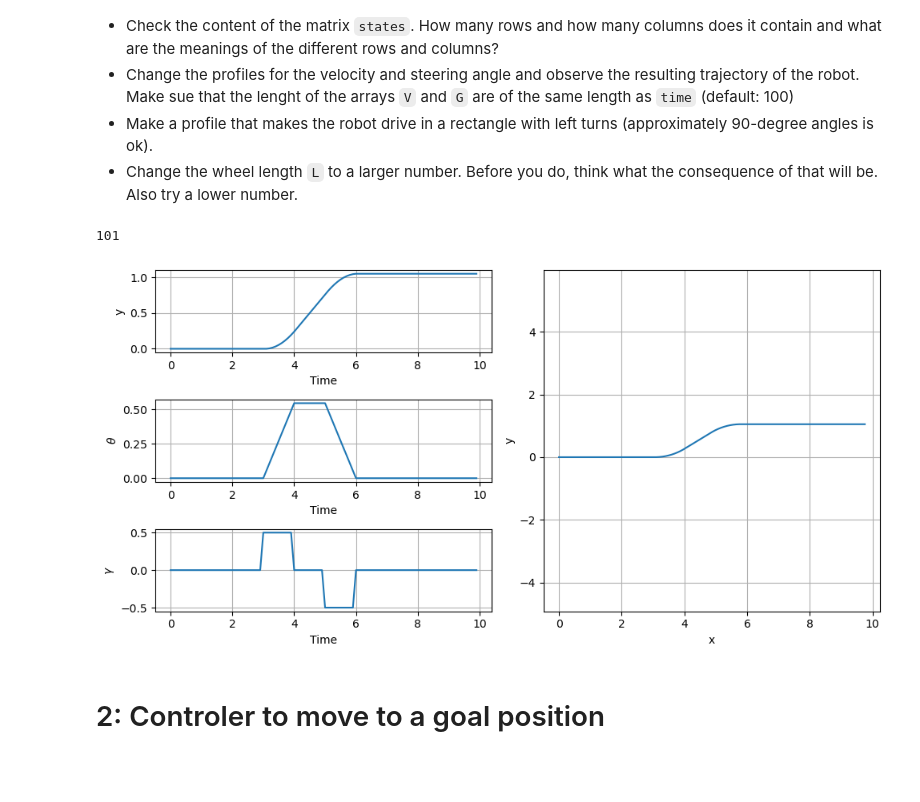
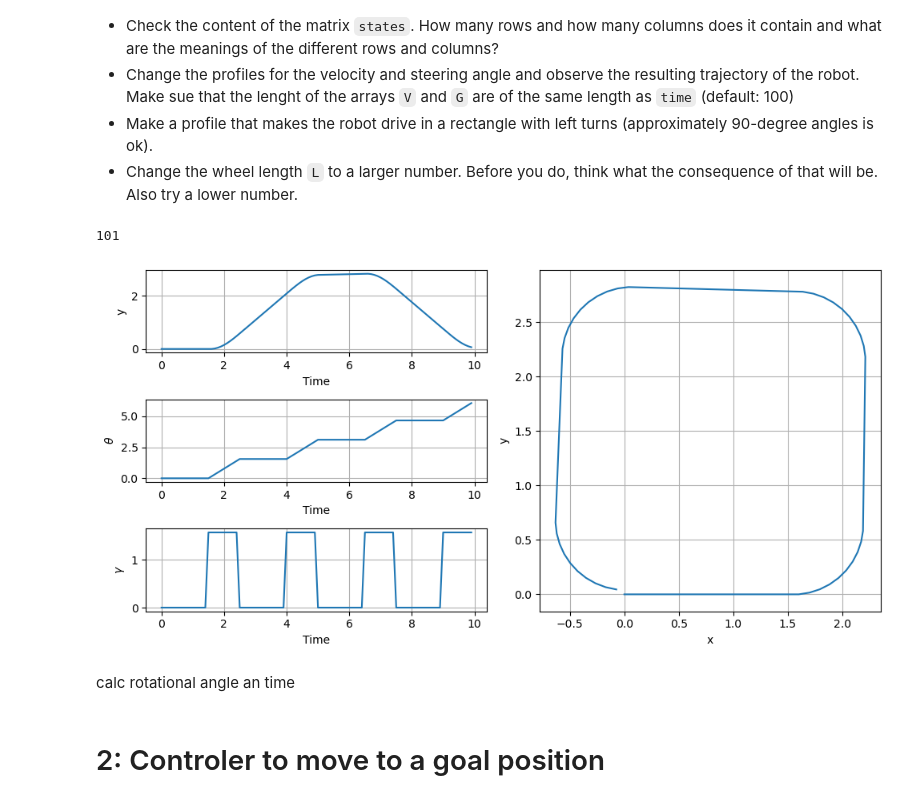
Before and after one commit to loganrower/FTE-Mobile_Robotics, a Jupyter notebook: Week2/t04_control_of_wheeled_robot/t04_control_of_wheeled_robot.ipynb, the cells around one changed output. Cells and saved outputs as stored; diff of their text form; code cells hidden in the pictures; blank space fills up the shorter version.

```diff
--- a/Week2/t04_control_of_wheeled_robot/t04_control_of_wheeled_robot.ipynb
+++ b/Week2/t04_control_of_wheeled_robot/t04_control_of_wheeled_robot.ipynb
@@ -146,36 +146,38 @@ dT = 0.1  # The time step for simulation
 T = 10    # Number of seconds to simulate
 time = np.arange(0,T,step=dT)
 
 # Set the profiles for speed and the steering angle
 V = np.full(len(time),1.0)
 ## hstack takes a bunch of arrays and basically appends them all together
 ### The np.full defines an array of np.full(length of array, value ) where value is every value in the array
 #### np.full will only have one value in the array.
-G = np.hstack((np.full(30, 0), np.full(10,0.5), np.full(10,0), np.full(10,-0.5), np.full(40,0)))
+#G = np.hstack((np.full(30, 0), np.full(10,0.5), np.full(10,0), np.full(10,-0.5), np.full(40,0)))
 
 # Steering Angle for left turns to make rectangle
 ## 100 is total length so start with length of 20 at 0 angle then do array for 1 with .5 angle then do array of 29 with zero angle, then do
-G = np.hstack((np.full(20,0),np.full(1,.5),np.full(29,0),np.full(1,.5),np.full(19,0),np.full(1,.5),np.full(29,0)))
+G = np.hstack((np.full(15,0),np.full(10,np.pi/2),np.full(15,0),np.full(10,np.pi/2),np.full(15,0),np.full(10,np.pi/2),np.full(15,0), np.full(10,np.pi/2)))
 #G = np.hstack((np.full(2,0),np.full(1,.5),np.full(2,0),np.full(1,.5),np.full(2,0),np.full(1,.5),np.full(3,0)))
 # Set the wheel base
 L = 1
 
 # Initialize the state
 state_0 = np.array([0.0,0.0,0.0])
 
 # Run the simulation
 ## States is a 101 x 3 matrix. so each instance in time has a 1x3 matrix in it
 ## each of these matricies has the first idx representing the velocity in x direction
 ## the second representing velocity in y
 ## the third representing angular velocity
 states = simBicycle(state_0, time, V, G, L)
 
 print(len(states))
 # Show the output of the simulation
 util.showTrajectoryBicycle(time, states, G)
 # %% [output]
 101
-[figure, old version]
+[figure, new version]
+# %% [markdown]
+calc rotational angle an time
 # %% [markdown]
 # 2: Controler to move to a goal position
 # %% [markdown]
```
Also changed, not shown: parts of 1 cell of this notebook, 16 other files.
